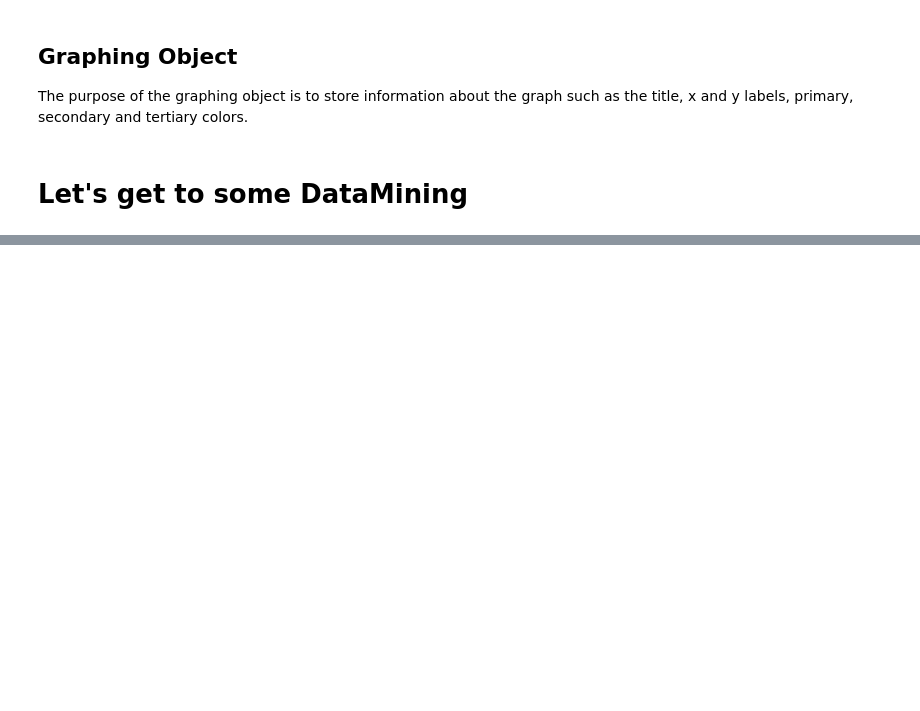
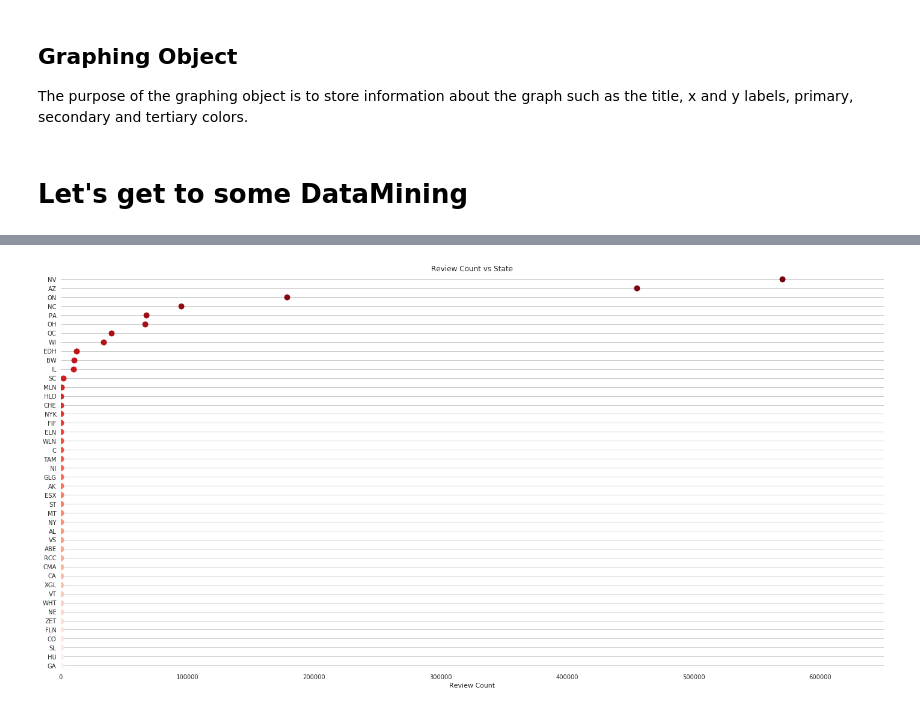
Before and after one commit to TheBetterTeam/GetYelp, a Jupyter notebook: Yelp Data/FocusedClustering.ipynb, the cells around one changed output, grey strips where cells are left out. Saved outputs shown, nothing was run; the diff lists cells and outputs as text; code cells hidden in the pictures; blank space fills up the shorter version.

```diff
--- a/Yelp Data/FocusedClustering.ipynb
+++ b/Yelp Data/FocusedClustering.ipynb
@@ -164,0 +218,10 @@ plt.show()
+# %%
+avgs = {}
+sums = {}
+for item in states_counts.keys():
+    avgs[item] = b_samp[b_samp1['state'] == item]['stars'].mean()
+    sums[item] = b_samp[b_samp1['state'] == item]['review_count'].sum()
+d = pd.DataFrame(list(avgs.items()), columns=['state','stars'])
+dd = pd.DataFrame(list(sums.items()), columns=['state','review_count'])
+d.head()
+dd.head()
@@ -164,0 +235,31 @@ plt.show()
+# %%
+sns.set(style="whitegrid")
+
+# Make the PairGrid
+g = sns.PairGrid(dd.sort_values("review_count", ascending=False),
+                 x_vars='review_count', y_vars='state',
+                 size=10, aspect=2)
+
+# Draw a dot plot using the stripplot function
+g.map(sns.stripplot, size=10, orient="h",
+      palette="Reds_r", edgecolor="gray")
+
+# Use the same x axis limits on all columns and add better labels
+g.set(xlim=(-1, 650000), xlabel="Review Count", ylabel="")
+
+# Use semantically meaningful titles for the columns
+titles = ["Review Count vs State"]
+
+for ax, title in zip(g.axes.flat, titles):
+
+    # Set a different title for each axes
+    ax.set(title=title)
+
+    # Make the grid horizontal instead of vertical
+    ax.xaxis.grid(False)
+    ax.yaxis.grid(True)
+
+sns.despine(left=True, bottom=True)
+plt.show()
+# %% [output]
+[figure, added]
```
Also changed, not shown: parts of 44 cells of this notebook, 1 other file.
